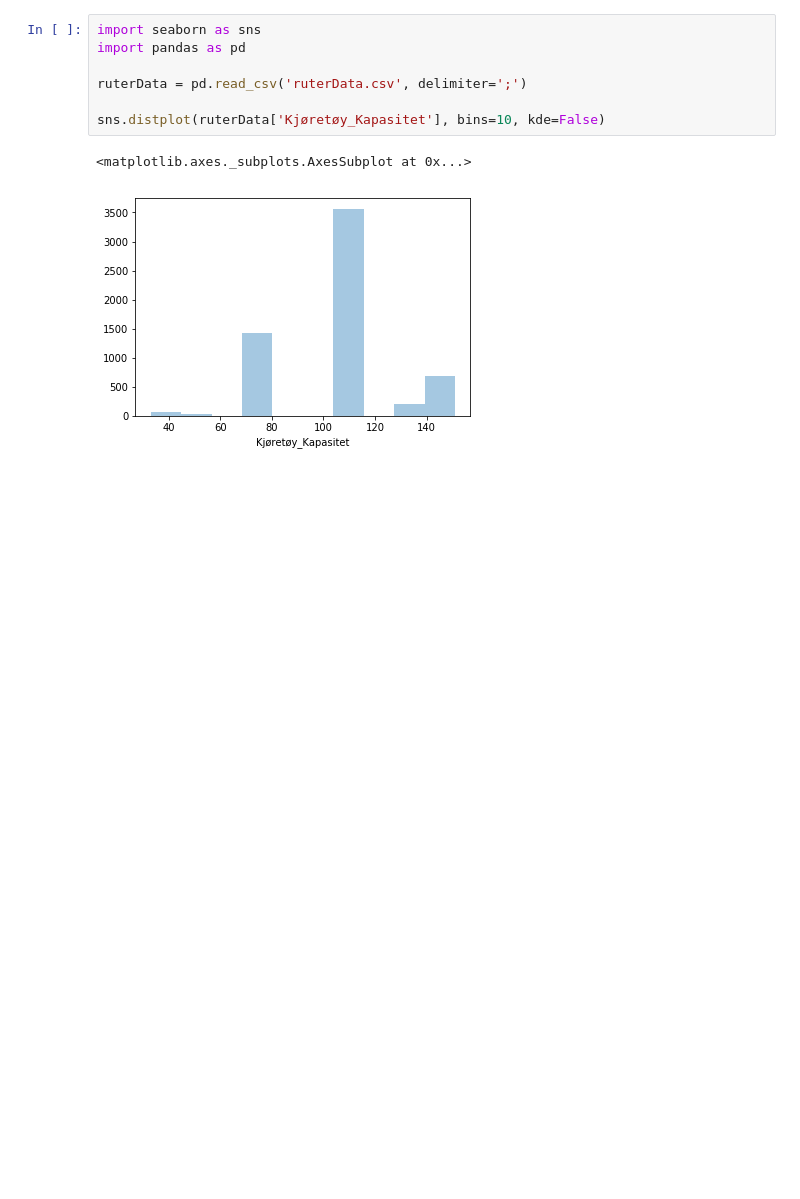
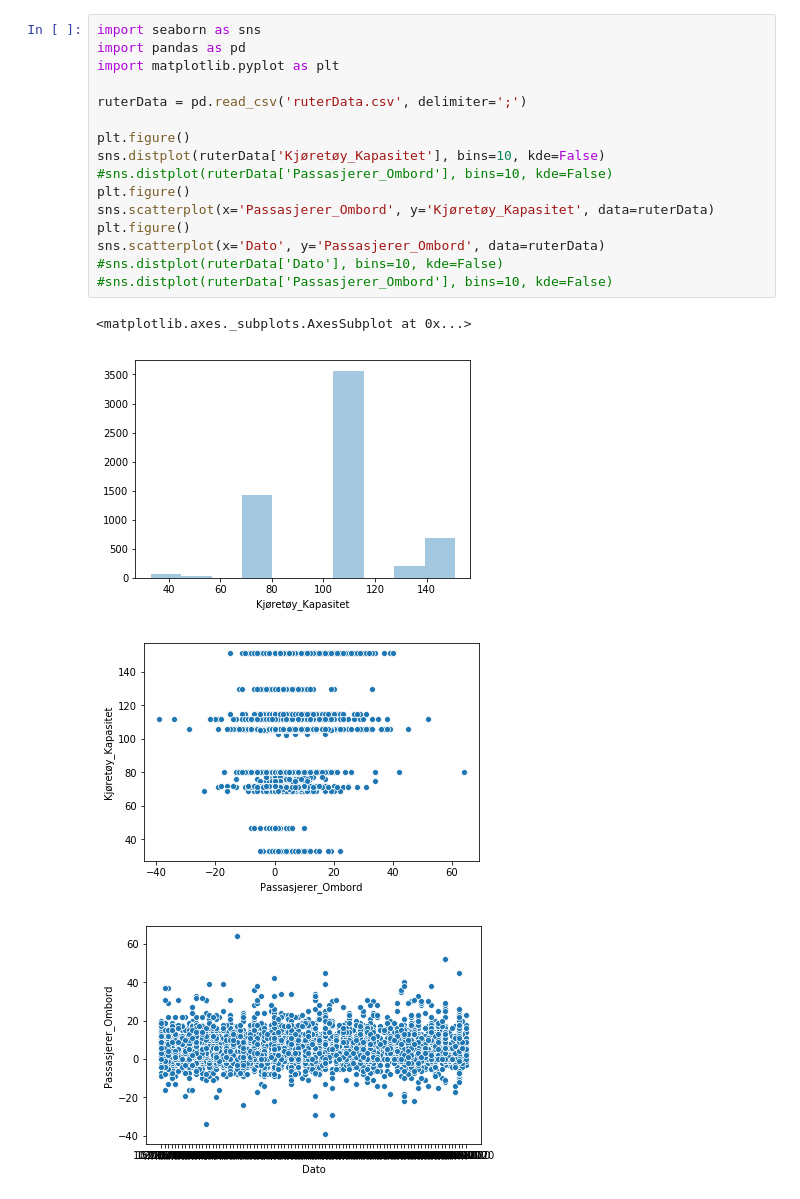
Before and after one commit to HelgeHelland/s331356AI_Lab1, a Jupyter notebook: AI_Lab1.ipynb, the cells around one changed output. Cells and saved outputs as stored; diff of their text form; blank space fills up the shorter version.

```diff
--- a/AI_Lab1.ipynb
+++ b/AI_Lab1.ipynb
@@ -1,10 +1,21 @@
 # %%
 import seaborn as sns
 import pandas as pd
+import matplotlib.pyplot as plt
 
 ruterData = pd.read_csv('ruterData.csv', delimiter=';')
 
+plt.figure()
 sns.distplot(ruterData['Kjøretøy_Kapasitet'], bins=10, kde=False)
+#sns.distplot(ruterData['Passasjerer_Ombord'], bins=10, kde=False)
+plt.figure()
+sns.scatterplot(x='Passasjerer_Ombord', y='Kjøretøy_Kapasitet', data=ruterData)
+plt.figure()
+sns.scatterplot(x='Dato', y='Passasjerer_Ombord', data=ruterData)
+#sns.distplot(ruterData['Dato'], bins=10, kde=False)
+#sns.distplot(ruterData['Passasjerer_Ombord'], bins=10, kde=False)
 # %% [output]
 <matplotlib.axes._subplots.AxesSubplot at 0x...>
 [figure]
+[figure, added]
+[figure, added]
```
Also changed, not shown: 1 other file.
